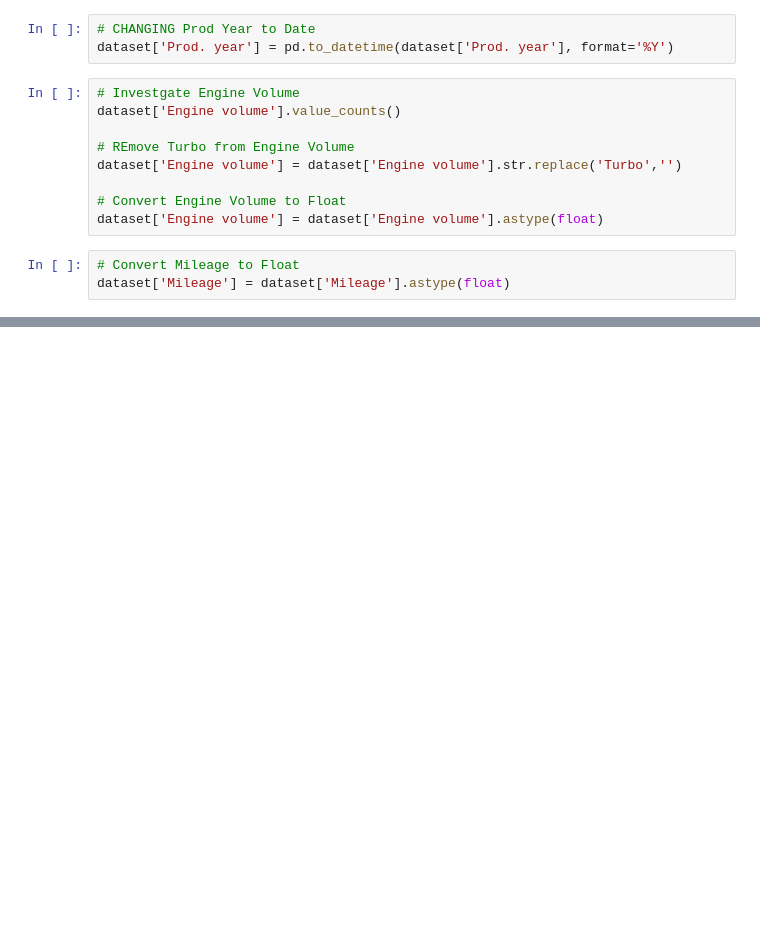
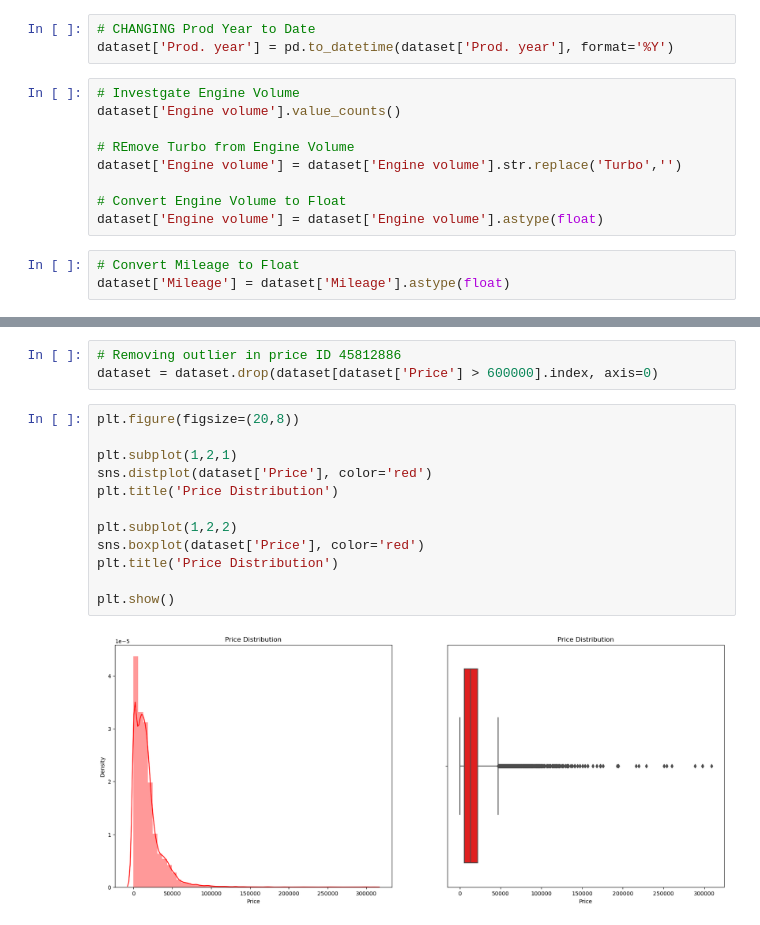
Before and after one commit to Mugangasia/Car-Price-Prediction-Challenge, a Jupyter notebook: car prediction model.ipynb, the cells around one changed output, grey strips where cells are left out. Cells and saved outputs as stored; diff of their text form; blank space fills up the shorter version.

```diff
--- a/car prediction model.ipynb
+++ b/car prediction model.ipynb
@@ -144,0 +140,17 @@ dtype: int64
+# %%
+# Removing outlier in price ID 45812886
+dataset = dataset.drop(dataset[dataset['Price'] > 600000].index, axis=0)
+# %%
+plt.figure(figsize=(20,8))
+
+plt.subplot(1,2,1)
+sns.distplot(dataset['Price'], color='red')
+plt.title('Price Distribution')
+
+plt.subplot(1,2,2)
+sns.boxplot(dataset['Price'], color='red')
+plt.title('Price Distribution')
+
+plt.show()
+# %% [output]
+[figure, added]
```
Also changed, not shown: parts of 16 cells of this notebook.
